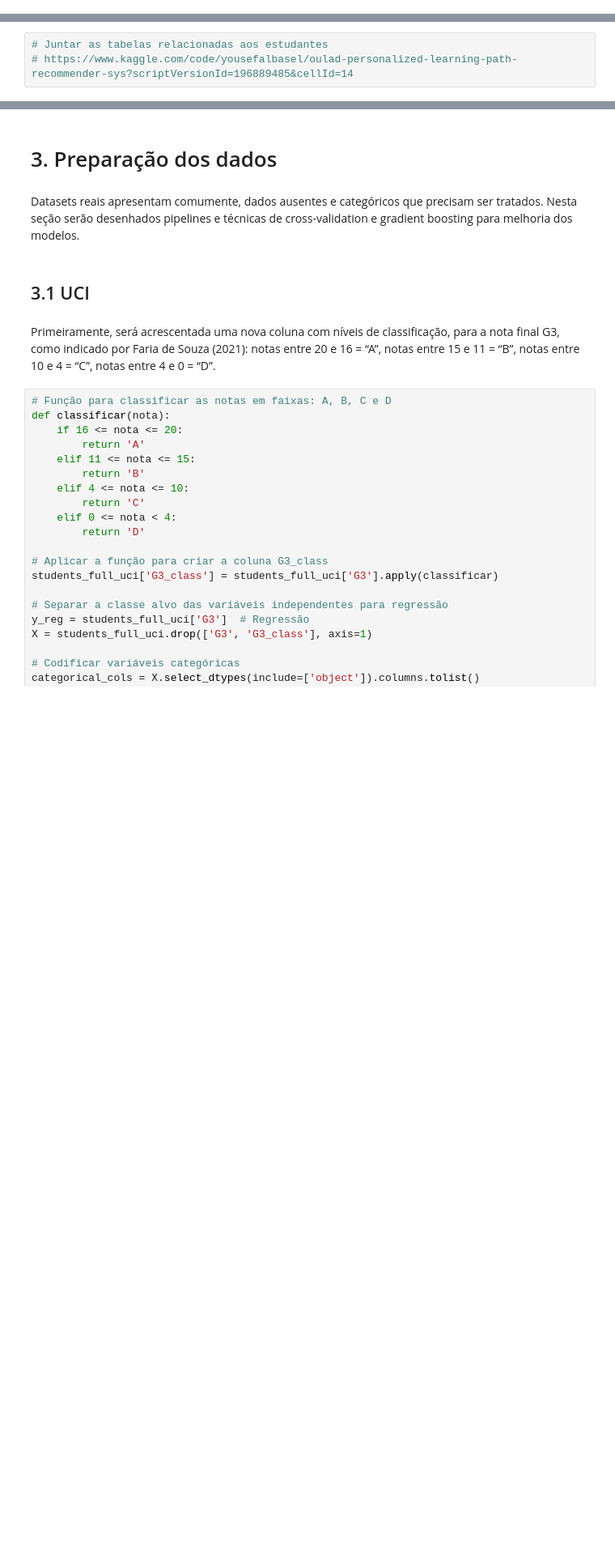
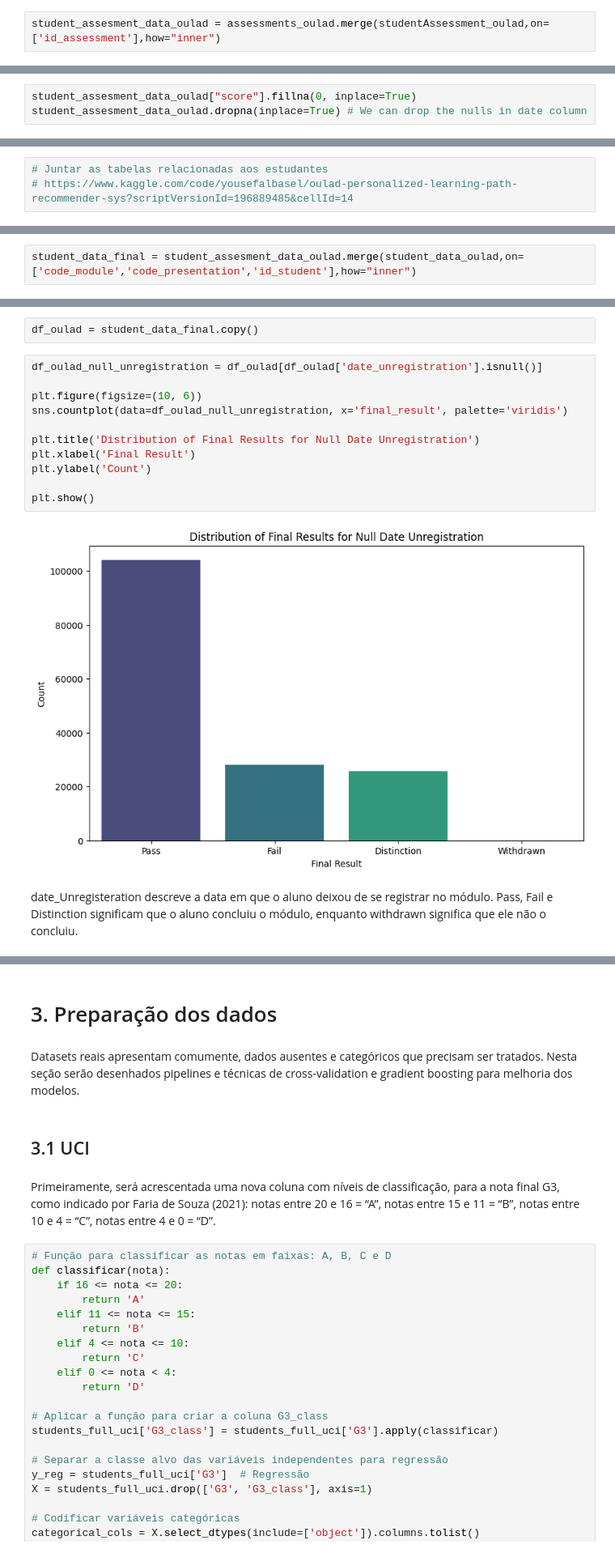
Before and after one commit to emanoelopes/progpy, a Jupyter notebook: uci-dt-studentsperformanceprediction.ipynb, the cells around one changed output, grey strips where cells are left out. Shown: that part at 81% size. Cells and saved outputs as stored; diff of their text form; blank space fills up the shorter version.

Commit message:
Kaggle Notebook | Students Performance Prediction | Version 29

```diff
--- a/uci-dt-studentsperformanceprediction.ipynb
+++ b/uci-dt-studentsperformanceprediction.ipynb
@@ -257,0 +237,2 @@ courses_oulad.info
+# %%
+student_assesment_data_oulad = assessments_oulad.merge(studentAssessment_oulad,on=['id_assessment'],how="inner")
@@ -257,0 +307,3 @@ courses_oulad.info
+# %%
+student_assesment_data_oulad["score"].fillna(0, inplace=True)
+student_assesment_data_oulad.dropna(inplace=True) # We can drop the nulls in date column
@@ -262,0 +329,2 @@ courses_oulad.info
+# %%
+student_data_final = student_assesment_data_oulad.merge(student_data_oulad,on=['code_module','code_presentation','id_student'],how="inner")
@@ -262,0 +367,17 @@ courses_oulad.info
+# %%
+df_oulad = student_data_final.copy()
+# %%
+df_oulad_null_unregistration = df_oulad[df_oulad['date_unregistration'].isnull()]
+
+plt.figure(figsize=(10, 6))
+sns.countplot(data=df_oulad_null_unregistration, x='final_result', palette='viridis')
+
+plt.title('Distribution of Final Results for Null Date Unregistration')
+plt.xlabel('Final Result')
+plt.ylabel('Count')
+
+plt.show()
+# %% [output]
+[figure, added]
+# %% [markdown]
+date_Unregisteration descreve a data em que o aluno deixou de se registrar no módulo. Pass, Fail e Distinction significam que o aluno concluiu o módulo, enquanto withdrawn significa que ele não o concluiu.
```
Also changed, not shown: parts of 35 cells of this notebook.
